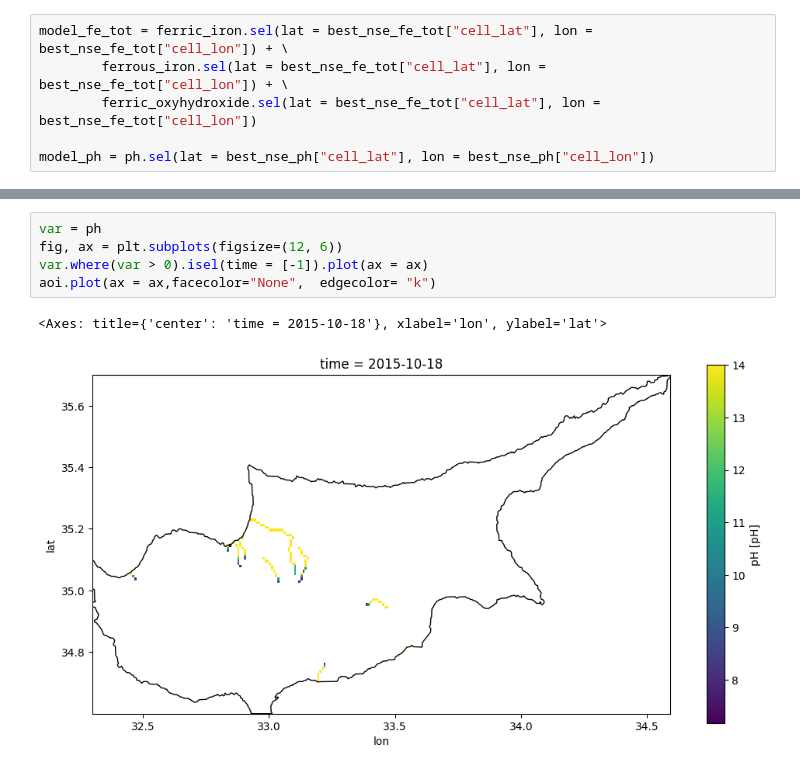
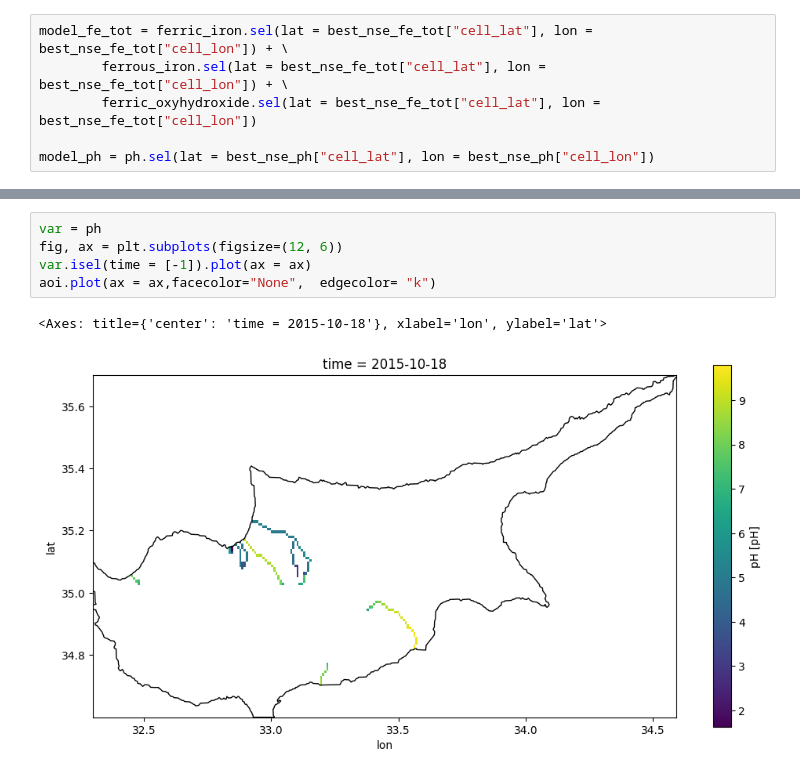
Before and after one commit to lgroenhart/AMDFLOW, a Jupyter notebook: case_study_III.ipynb, the cells around one changed output, grey strips where cells are left out. Cells and saved outputs as stored; diff of their text form.

```diff
--- a/case_study_III.ipynb
+++ b/case_study_III.ipynb
@@ -595,8 +600,8 @@ summary_df
 # %%
 var = ph
 fig, ax = plt.subplots(figsize=(12, 6))
-var.where(var > 0).isel(time = [-1]).plot(ax = ax)
+var.isel(time = [-1]).plot(ax = ax)
 aoi.plot(ax = ax,facecolor="None",  edgecolor= "k")
 # %% [output]
 <Axes: title={'center': 'time = 2015-10-18'}, xlabel='lon', ylabel='lat'>
-[figure, old version]
+[figure, new version]
```
Also changed, not shown: parts of 34 cells of this notebook, 3 other files.
